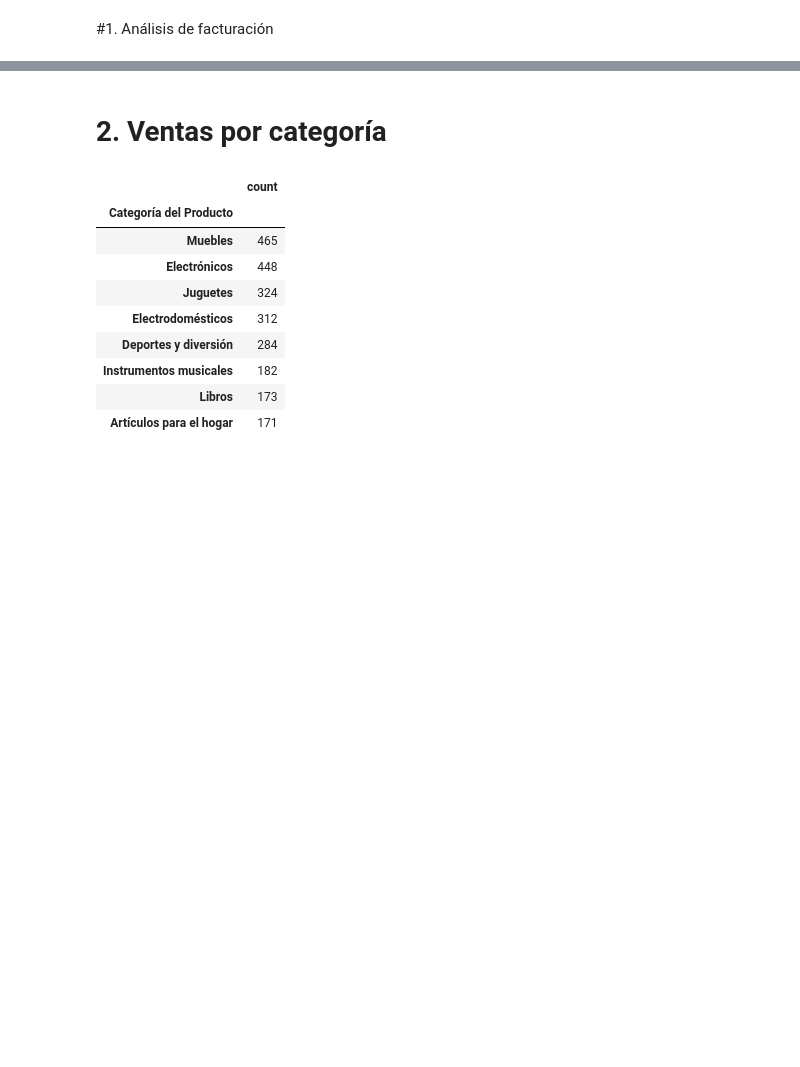
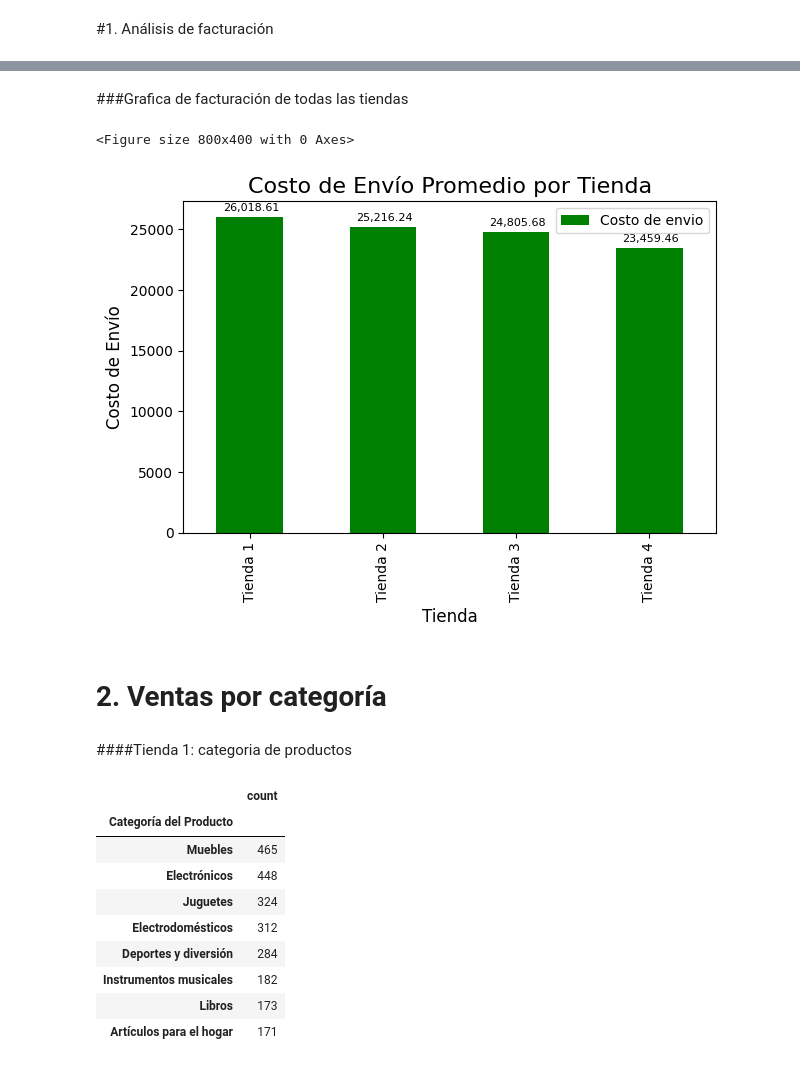
Before and after one commit to ghost22r/challenge-amigo-secreto-aluram, a Jupyter notebook: AluraStoreLatam.ipynb, the cells around one changed output, grey strips where cells are left out. Saved outputs shown, nothing was run; the diff lists cells and outputs as text; code cells hidden in the pictures; blank space fills up the shorter version.

Commit message:
graficas integradas

```diff
--- a/AluraStoreLatam.ipynb
+++ b/AluraStoreLatam.ipynb
@@ -48,5 +46,27 @@ El ingreso total de la tienda cuatro es: 1,038,375,700.00
+# %% [markdown]
+###Grafica de facturación de todas las tiendas
+# %%
+import matplotlib.pyplot as plt
+
+plt.figure(figsize=(8, 4))
+ax = costo_envio_tiendas.plot(kind='bar', x='Tienda', y='Costo de envio', color='green', legend=True)
+
+for p in ax.patches:
+    ax.annotate(f'{p.get_height():,.2f}', (p.get_x() + p.get_width() / 2., p.get_height()), \
+                ha='center', va='bottom',xytext=(1, 3), textcoords='offset points', fontsize=8)
+
+plt.title('Costo de Envío Promedio por Tienda', fontsize=16)
+plt.xlabel('Tienda', fontsize=12)
+plt.ylabel('Costo de Envío', fontsize=12)
+plt.tight_layout()
+plt.show()
+# %% [output]
+<Figure size 800x400 with 0 Axes>
+[figure, added]
 # %% [markdown]
 # 2. Ventas por categoría
+# %% [markdown]
+####Tienda 1: categoria de productos
 # %%
 categoria_tienda1 = tienda['Categoría del Producto'].value_counts()
 categoria_tienda1
```
Also changed, not shown: parts of 28 cells of this notebook.
